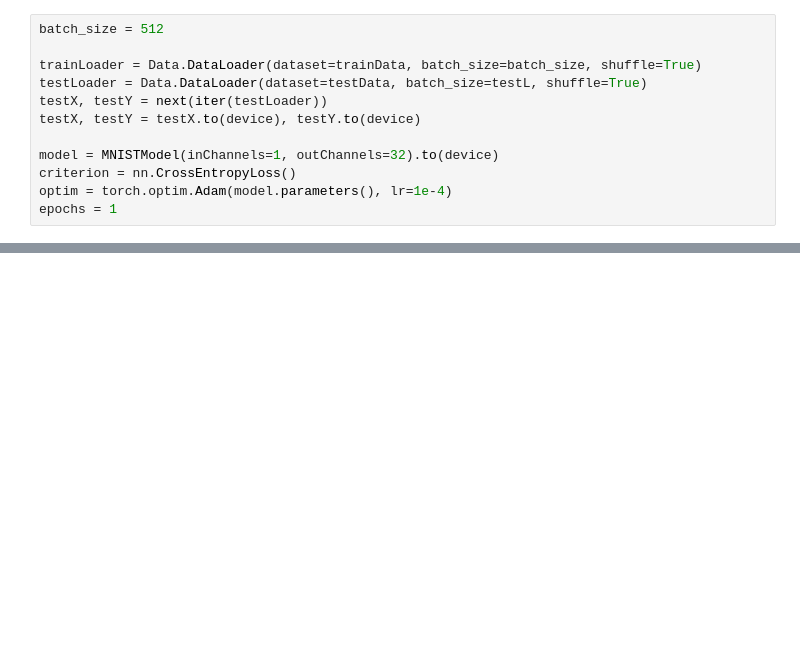
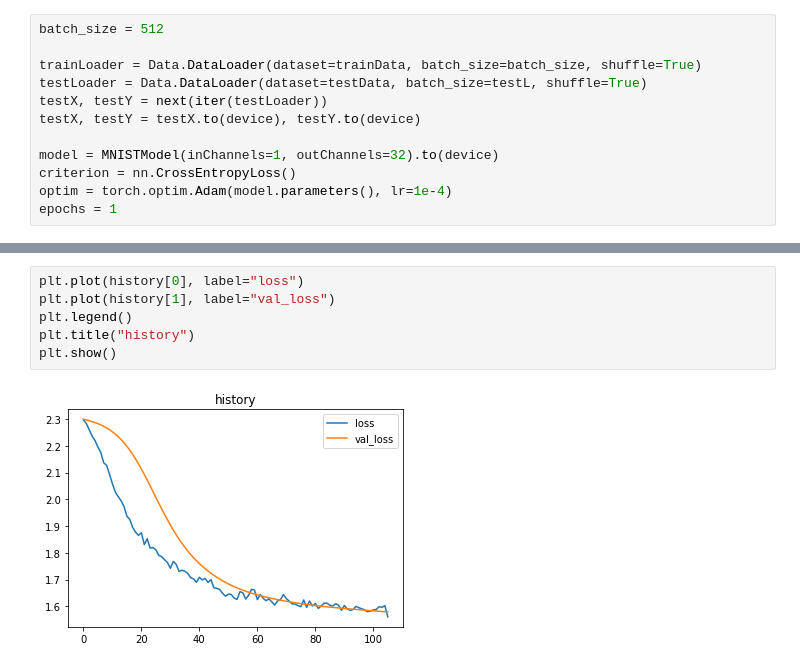
Before and after one commit to 10873028/MNIST, a Jupyter notebook: train.ipynb, the cells around one changed output, grey strips where cells are left out. Saved outputs shown, nothing was run; the diff lists cells and outputs as text; blank space fills up the shorter version.

```diff
--- a/train.ipynb
+++ b/train.ipynb
@@ -45 +88,9 @@ epochs = 1
+# %%
+plt.plot(history[0], label="loss")
+plt.plot(history[1], label="val_loss")
+plt.legend()
+plt.title("history")
+plt.show()
+# %% [output]
+[figure, added]
 # %%
```
Also changed, not shown: parts of 2 cells of this notebook.
